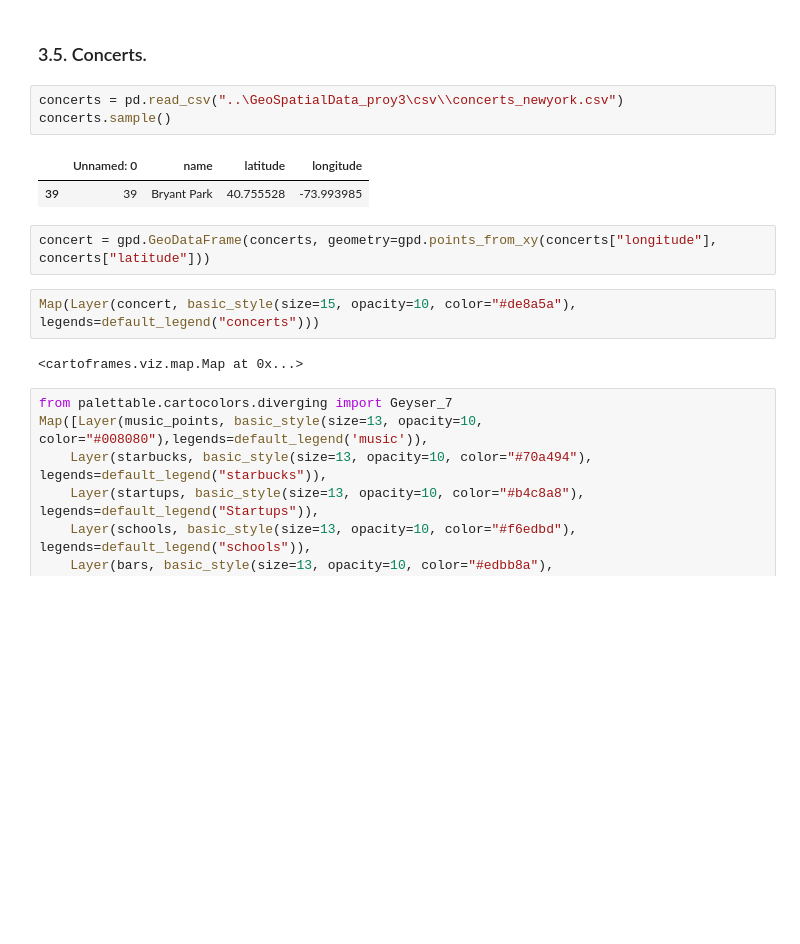
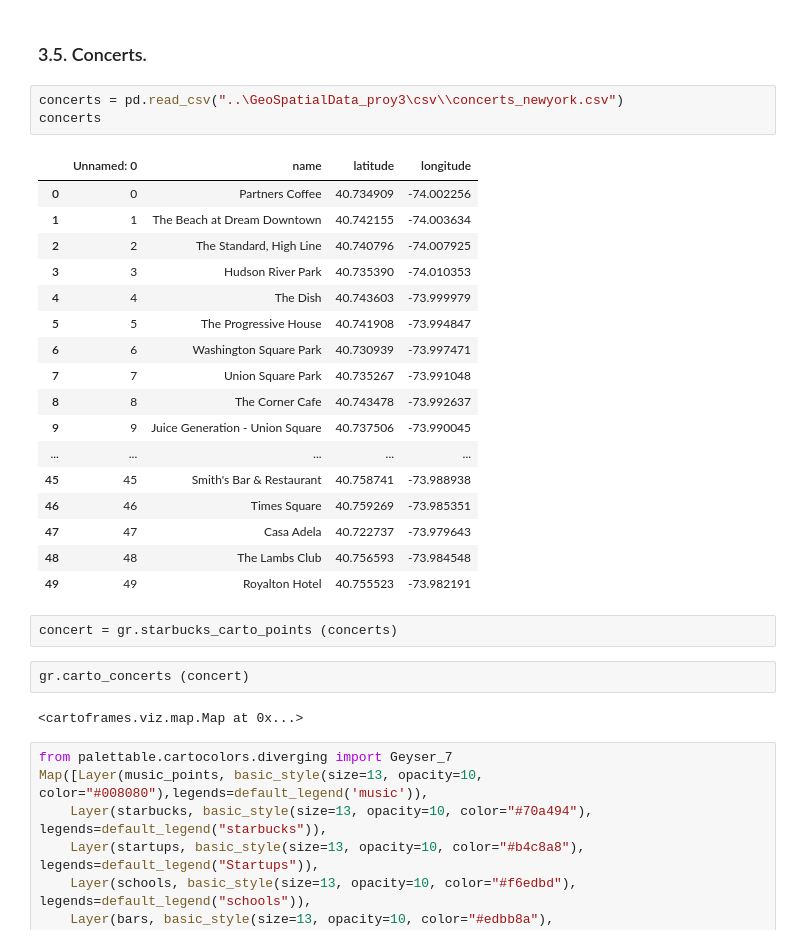
Before and after one commit to imalanz/RockAI_Studio, a Jupyter notebook: Graphing.ipynb, the cells around one changed output. Cells and saved outputs as stored; diff of their text form; blank space fills up the shorter version.

```diff
--- a/Graphing.ipynb
+++ b/Graphing.ipynb
@@ -161,16 +156,31 @@ Map(Layer(bars, basic_style(size=15, opacity=10, color="#edbb8a"), legends=defau
 ### 3.5. Concerts.
 # %%
 concerts = pd.read_csv("..\GeoSpatialData_proy3\csv\\concerts_newyork.csv")
-concerts.sample()
+concerts
 # %% [output]
 |  | Unnamed: 0 | name | latitude | longitude |
-| 39 | 39 | Bryant Park | 40.755528 | -73.993985 |
+| 0 | 0 | Partners Coffee | 40.734909 | -74.002256 |
+| 1 | 1 | The Beach at Dream Downtown | 40.742155 | -74.003634 |
+| 2 | 2 | The Standard, High Line | 40.740796 | -74.007925 |
+| 3 | 3 | Hudson River Park | 40.735390 | -74.010353 |
+| 4 | 4 | The Dish | 40.743603 | -73.999979 |
+| 5 | 5 | The Progressive House | 40.741908 | -73.994847 |
+| 6 | 6 | Washington Square Park | 40.730939 | -73.997471 |
+| 7 | 7 | Union Square Park | 40.735267 | -73.991048 |
+| 8 | 8 | The Corner Cafe | 40.743478 | -73.992637 |
+| 9 | 9 | Juice Generation - Union Square | 40.737506 | -73.990045 |
+| ... | ... | ... | ... | ... |
+| 45 | 45 | Smith's Bar & Restaurant | 40.758741 | -73.988938 |
+| 46 | 46 | Times Square | 40.759269 | -73.985351 |
+| 47 | 47 | Casa Adela | 40.722737 | -73.979643 |
+| 48 | 48 | The Lambs Club | 40.756593 | -73.984548 |
+| 49 | 49 | Royalton Hotel | 40.755523 | -73.982191 |
-# %%
-concert = gpd.GeoDataFrame(concerts, geometry=gpd.points_from_xy(concerts["longitude"], concerts["latitude"]))
-# %%
-Map(Layer(concert, basic_style(size=15, opacity=10, color="#de8a5a"), legends=default_legend("concerts")))
-# %% [output]
-<cartoframes.viz.map.Map at 0x...>
+# %%
+concert = gr.starbucks_carto_points (concerts)
+# %%
+gr.carto_concerts (concert)
+# %% [output]
+<cartoframes.viz.map.Map at 0x...>
 # %%
 from palettable.cartocolors.diverging import Geyser_7
 Map([Layer(music_points, basic_style(size=13, opacity=10, color="#008080"),legends=default_legend('music')),
```
Also changed, not shown: parts of 32 cells of this notebook, 1 other file.
